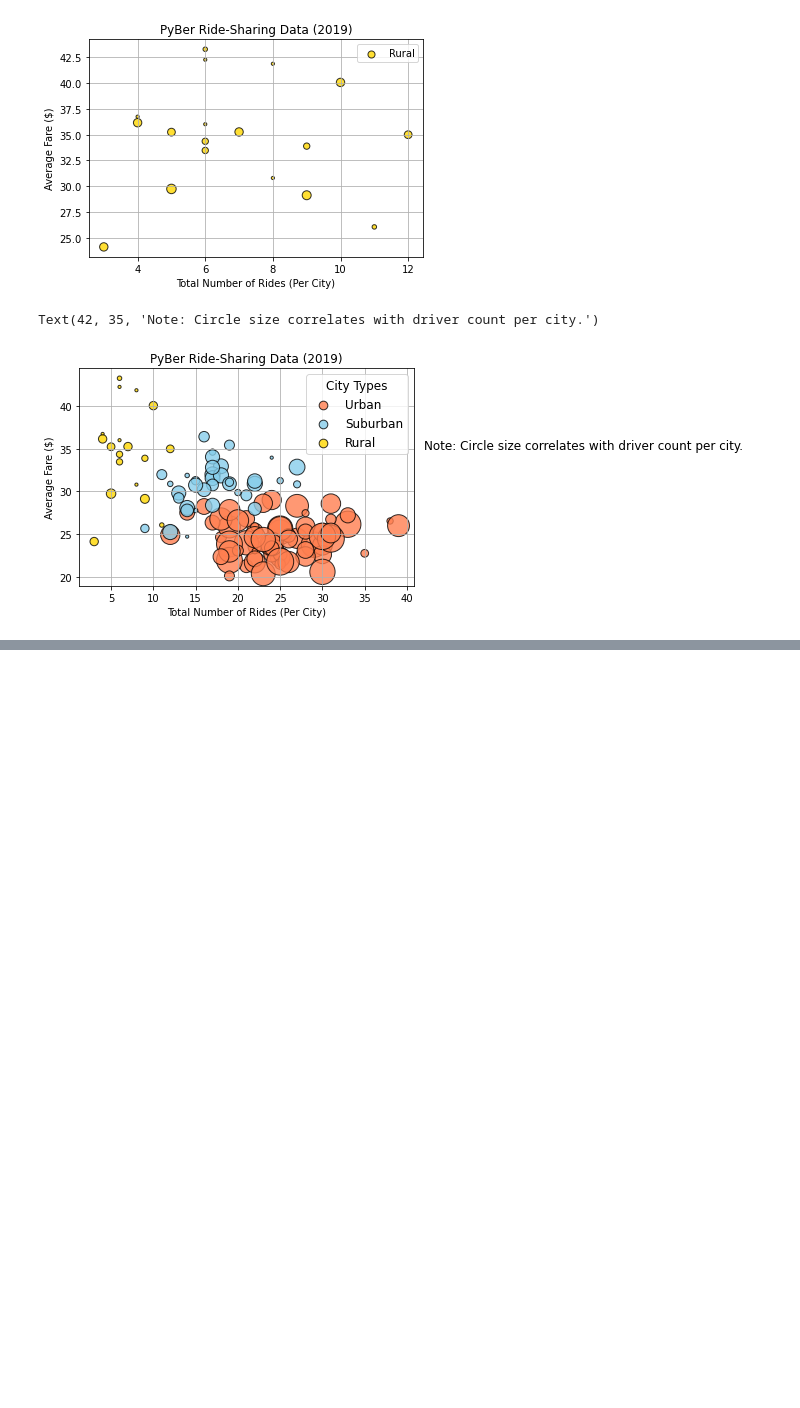
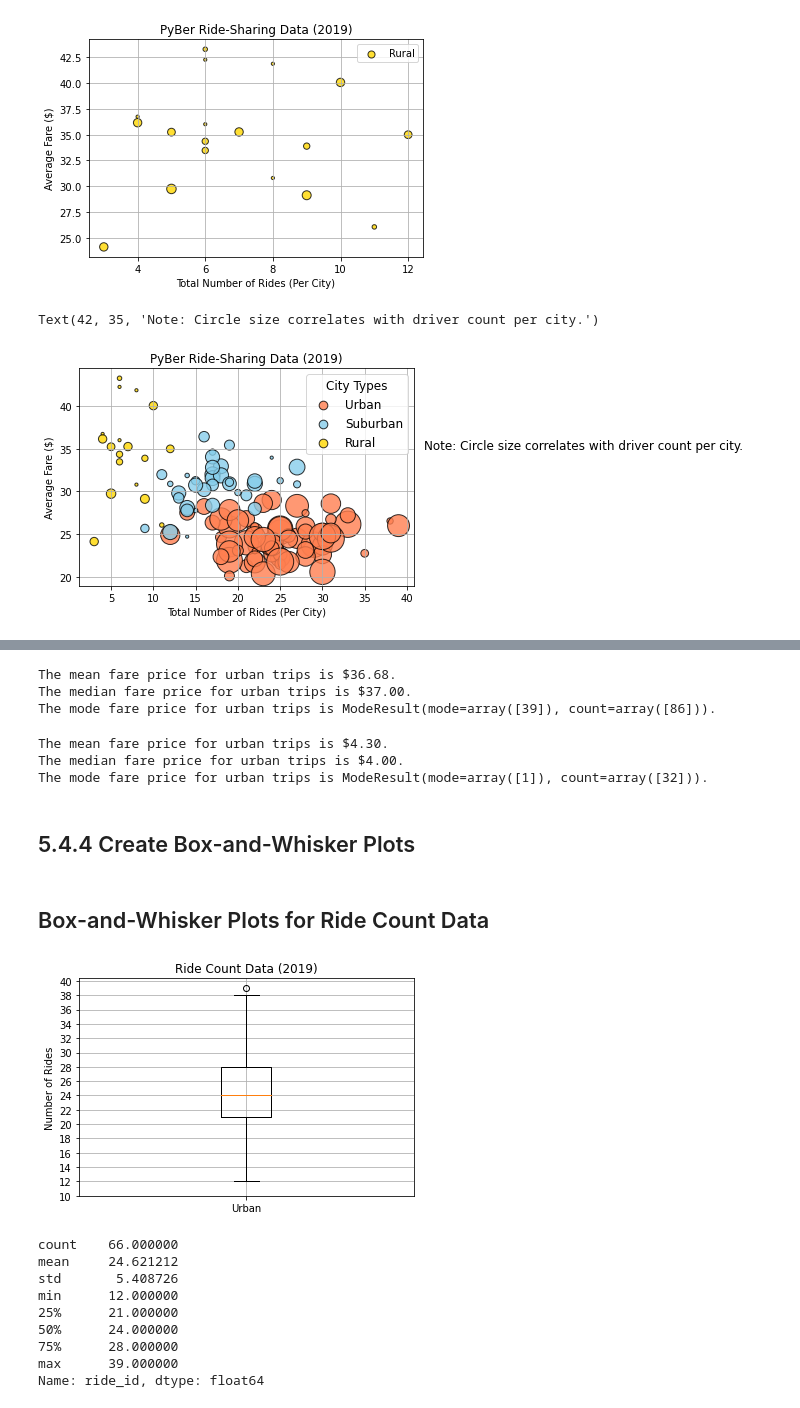
Before and after one commit to lindaperez/5_bk_PyBer-Analysis, a Jupyter notebook: PyBer_Analysis.ipynb/PyBer_ride_data.ipynb, the cells around one changed output, grey strips where cells are left out. Saved outputs shown, nothing was run; the diff lists cells and outputs as text; code cells hidden in the pictures; blank space fills up the shorter version.

```diff
--- a/PyBer_Analysis.ipynb/PyBer_ride_data.ipynb
+++ b/PyBer_Analysis.ipynb/PyBer_ride_data.ipynb
@@ -328,0 +352,12 @@ FileNotFoundError: [Errno 2] No such file or directory: 'analysis/Fig1.png'
+# %%
+urban_fare_avg = urban_cities_df.groupby('city').mean()['fare']
+urban_ride_count = urban_cities_df.groupby('city').count()['ride_id']
+urban_driver_count_avg = urban_cities_df.groupby('city').mean()['driver_count']
+
+suburban_fare_avg = suburban_cities_df.groupby('city').mean()['fare']
+suburban_ride_count = suburban_cities_df.groupby('city').count()['ride_id']
+suburban_driver_count_avg = suburban_cities_df.groupby('city').mean()['driver_count']
+
+rural_fare_avg = rural_cities_df.groupby('city').mean()['fare']
+rural_ride_count = rural_cities_df.groupby('city').count()['ride_id']
+rural__driver_count_avg = rural_cities_df.groupby('city').mean()['driver_count']
@@ -328,0 +535,56 @@ FileNotFoundError: [Errno 2] No such file or directory: 'analysis/Fig1.png'
+# %%
+# Calculate the measures of central tendency for the average fare for the urban cities.
+mean_urban_driver_count = np.mean(urban_driver_count)
+print(f"The mean fare price for urban trips is ${mean_urban_driver_count:.2f}.")
+
+median_urban_driver_count = np.median(urban_driver_count)
+print(f"The median fare price for urban trips is ${median_urban_driver_count:.2f}.")
+
+mode_urban_driver_count = sts.mode(urban_driver_count)
+print(f"The mode fare price for urban trips is {mode_urban_driver_count}.")
+# %% [output]
+The mean fare price for urban trips is $36.68.
+The median fare price for urban trips is $37.00.
+The mode fare price for urban trips is ModeResult(mode=array([39]), count=array([86])).
+# %%
+# Calculate the measures of central tendency for the average fare for the urban cities.
+mean_rural_driver_count = np.mean(rural_driver_count)
+print(f"The mean fare price for urban trips is ${mean_rural_driver_count:.2f}.")
+
+median_rural_driver_count = np.median(rural_driver_count)
+print(f"The median fare price for urban trips is ${median_rural_driver_count:.2f}.")
+
+mode_rural_driver_count = sts.mode(rural_driver_count)
+print(f"The mode fare price for urban trips is {mode_rural_driver_count}.")
+# %% [output]
+The mean fare price for urban trips is $4.30.
+The median fare price for urban trips is $4.00.
+The mode fare price for urban trips is ModeResult(mode=array([1]), count=array([32])).
+# %% [markdown]
+## 5.4.4 Create Box-and-Whisker Plots
+# %% [markdown]
+## Box-and-Whisker Plots for Ride Count Data
+# %%
+# Create a box-and-whisker plot for the urban cities ride count.
+fig, ax = plt.subplots()
+ax.boxplot(urban_ride_count, labels=["Urban"])
+
+# Add the title, y-axis label and grid.
+ax.set_title('Ride Count Data (2019)')
+ax.set_ylabel('Number of Rides')
+ax.set_yticks(np.arange(10, 41, step=2.0))
+ax.grid()
+plt.show()
+
+urban_ride_count.describe()
+# %% [output]
+[figure, added]
+count    66.000000
+mean     24.621212
+std       5.408726
+min      12.000000
+25%      21.000000
+50%      24.000000
+75%      28.000000
+max      39.000000
+Name: ride_id, dtype: float64
```
Also changed, not shown: parts of 41 cells of this notebook, 3 other files.
